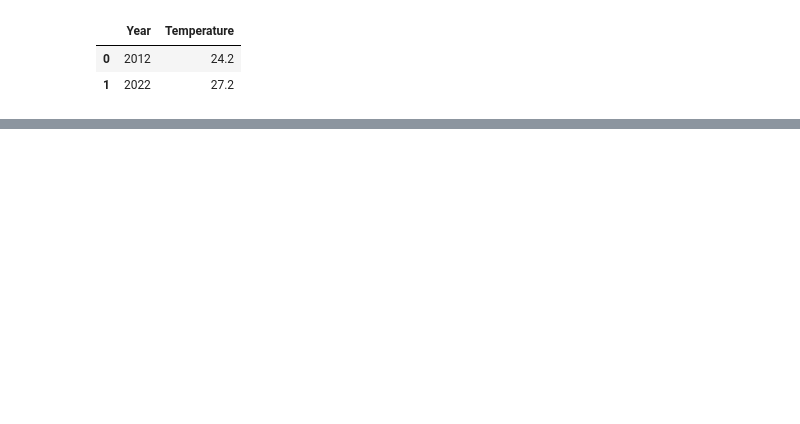
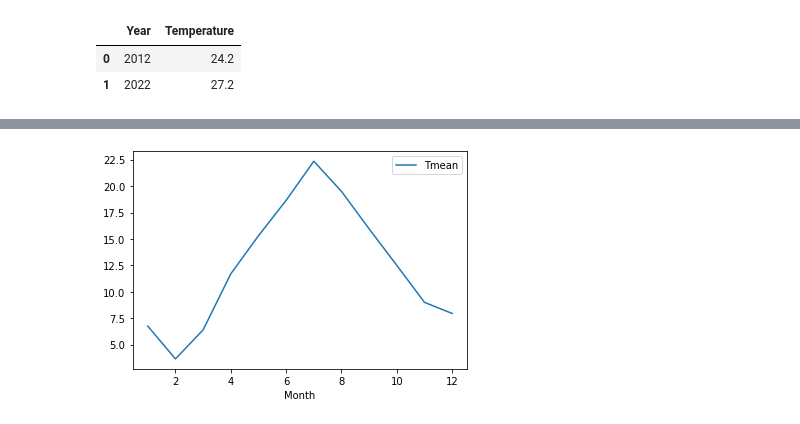
Before and after one commit to alanjones2/12Visuals, a Jupyter notebook: 12visuals.ipynb, the cells around one changed output, grey strips where cells are left out. Drawn from its saved outputs; the diff is of its cells as text; code cells hidden in the pictures; blank space fills up the shorter version.

```diff
--- a/12visuals.ipynb
+++ b/12visuals.ipynb
@@ -74,0 +107,7 @@ ax.plot([0,100],[0,100], alpha = 0)
+# %%
+weather =  pd.read_csv('data/london2018.csv')
+
+# Create a mean value
+weather['Tmean'] = (weather['Tmax'] + weather['Tmin'])/2
+
+weather
@@ -74,0 +128,5 @@ ax.plot([0,100],[0,100], alpha = 0)
+# %%
+ax = weather.plot.line(x='Month', y = 'Tmean')
+plt.show()
+# %% [output]
+[figure, added]
```
Also changed, not shown: parts of 40 cells of this notebook, 2 other files.
